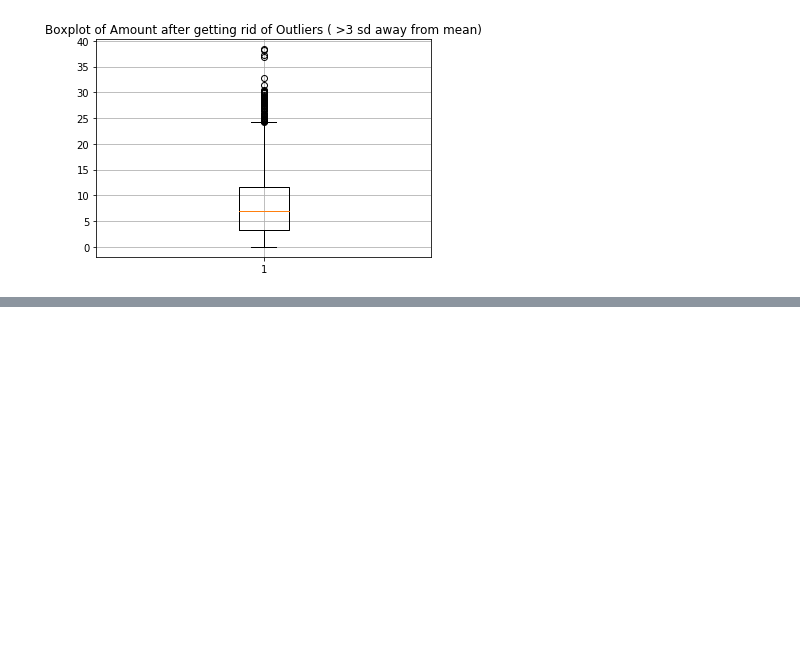
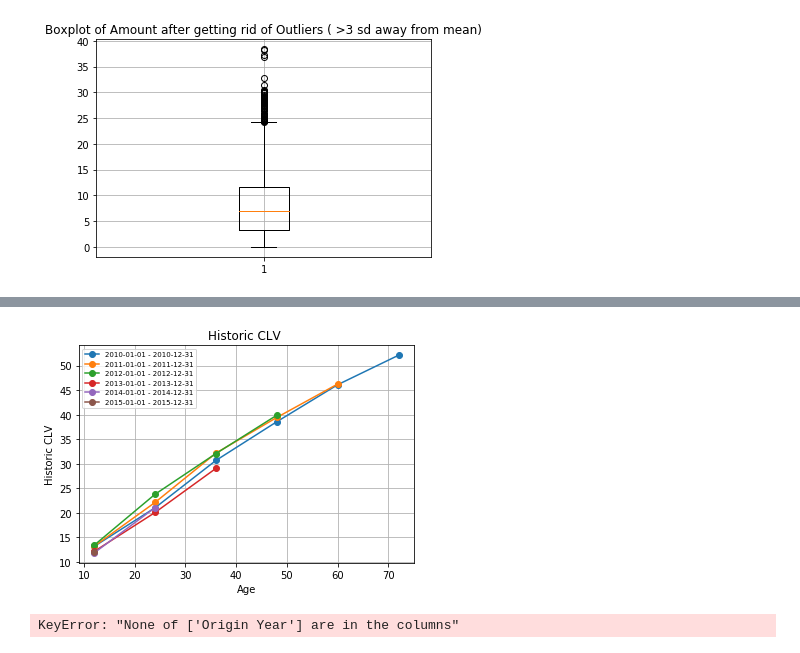
Before and after one commit to sparsh-tekriwal/Customer-Lifetime-Value, a Jupyter notebook: Customer Lifetime Value.ipynb, the cells around one changed output, grey strips where cells are left out. Cells and saved outputs as stored; diff of their text form; code cells hidden in the pictures; blank space fills up the shorter version.

```diff
--- a/Customer Lifetime Value.ipynb
+++ b/Customer Lifetime Value.ipynb
@@ -166,0 +205,9 @@ plt.show()
+# %%
+df_cohort = df.groupby(['Origin Year', 'Trx_Year']) \
+              .agg(Trx_amount=('Amount', 'sum')) \
+              .reset_index(drop=False)
+df_cohort["period_since_aquisition"]= (df_cohort["Trx_Year"]-df_cohort["Origin Year"]+1)*12
+df_cohort["Cum_Trx_amount"] = df_cohort.groupby('Origin Year').Trx_amount.transform(np.cumsum)
+cohort_table = df_cohort.pivot_table(index="Origin Year", columns="period_since_aquisition", values="Cum_Trx_amount").reset_index()
+cohort_table["Origin Year"] = cohort_table["Origin Year"].apply(lambda x: str(x)+"-01-01 - " + str(x)+"-12-31", )
+cohort_table.rename_axis("", axis=1).fillna("")
@@ -166,0 +222,13 @@ plt.show()
+# %%
+a = df.groupby(['Origin Year', 'Trx_Year']) \
+              .agg(Unique_customers=('CustomerID', 'nunique')) \
+              .reset_index()
+a["x"] = a["Unique_customers"] * np.floor(a["Origin Year"] / a["Trx_Year"]).astype("int")
+a["x"] = a["x"].astype("int")
+a["Unique_customers"] = a.groupby(['Origin Year']).x.transform(max)
+del a["x"]
+a["period_since_aquisition"]= (a["Trx_Year"]-a["Origin Year"]+1)*12
+a = a.pivot_table(index="Origin Year", columns="period_since_aquisition", values="Unique_customers").reset_index()
+a["Origin Year"] = a["Origin Year"].apply(lambda x: str(x)+"-01-01 - " + str(x)+"-12-31", )
+a = a.rename_axis("", axis=1).fillna("")
+a
@@ -166,0 +243,3 @@ plt.show()
+# %%
+clv_table = ((cohort_table.set_index("Origin Year"))/(a.set_index("Origin Year"))).fillna("")
+clv_table
@@ -166,0 +255,43 @@ plt.show()
+# %%
+#Plotting historic CLV
+
+cohort1, = plt.plot(clv_table.iloc[0], marker="o")
+cohort2, = plt.plot(clv_table.iloc[1 ,0:5], marker= "o")
+cohort3, = plt.plot(clv_table.iloc[2 ,0:4], marker= "o")
+cohort4, = plt.plot(clv_table.iloc[3 ,0:3], marker= "o")
+cohort5, = plt.plot(clv_table.iloc[4 ,0:2], marker= "o")
+cohort6, = plt.plot(clv_table.iloc[5 ,0:1], marker= "o")
+
+plt.title("Historic CLV ")
+plt.xlabel('Age')
+plt.ylabel('Historic CLV')
+
+plt.grid()
+plt.legend([cohort1, cohort2, cohort3, cohort4, cohort5, cohort6], clv_table.index,
+           loc='upper left', prop={'size': 7})
+
+plt.show()
+# %% [output]
+[figure, added]
+# %%
+#Calculating a volume-weighted average of the Historic CLV for each group at each Age
+
+a = a.transpose()
+clv_table = clv_table.transpose()
+
+final_ans = []
+
+for i in range(df['Origin Year'].nunique()):
+    temp_array = np.array(clv_table.iloc[i]) * np.array(a.set_index("Origin Year").iloc[i])
+    temp_sum = np.sum(temp_array)
+    single_value = temp_sum / np.sum(np.array(a.iloc[i]))
+    final_ans.append(np.round(single_value,2))
+
+df_grpCLV = pd.DataFrame (final_ans, columns = ["Historic CLV"])
+Age = ['12','24','36','48','60','72']
+
+df_grpCLV["Age"] = Age
+df_grpCLV = df_grpCLV.set_index('Age')
+df_grpCLV
+# %% [output]
+KeyError: "None of ['Origin Year'] are in the columns"
```
Also changed, not shown: parts of 10 cells of this notebook.
